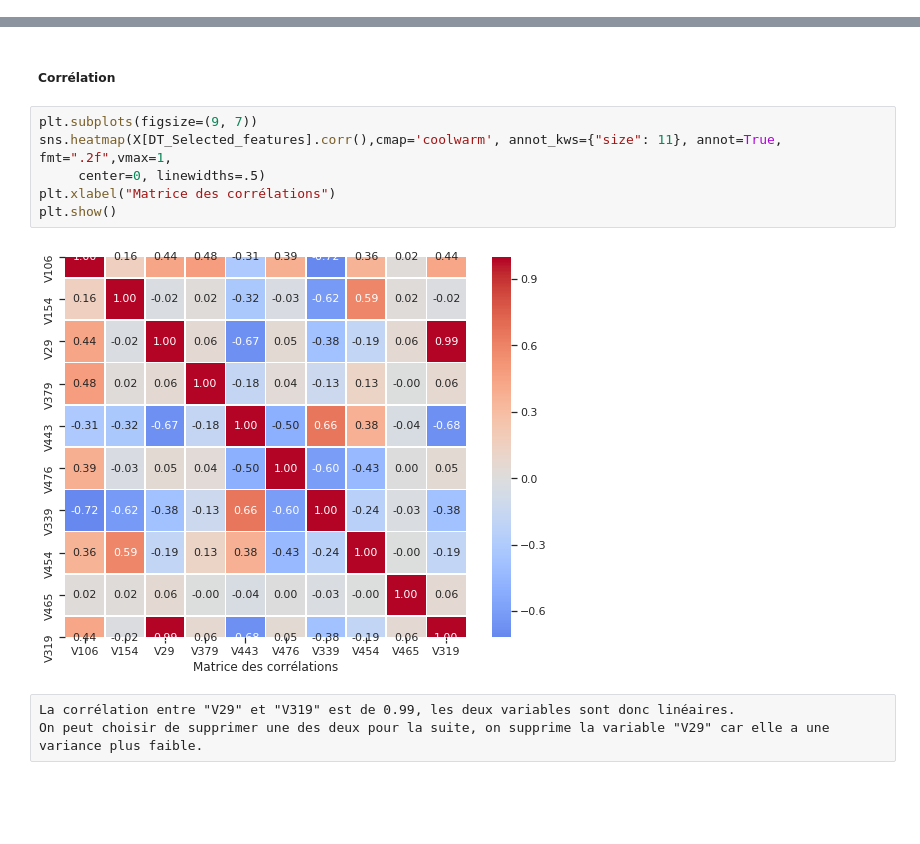
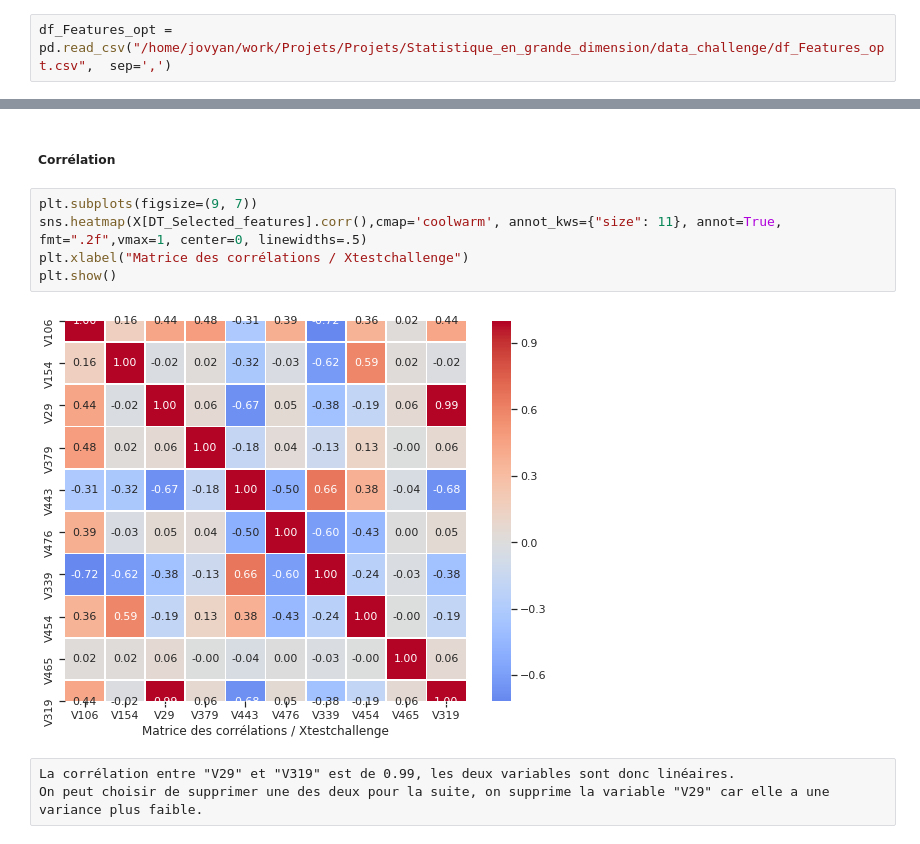
Before and after one commit to Malick-W/Projets, a Jupyter notebook: Statistique_en_grande_dimension/Notebook/WADE_Malick_Exercice_3_Challenge.ipynb, the cells around one changed output, grey strips where cells are left out. Drawn from its saved outputs; the diff is of its cells as text; blank space fills up the shorter version.

```diff
--- a/Statistique_en_grande_dimension/Notebook/WADE_Malick_Exercice_3_Challenge.ipynb
+++ b/Statistique_en_grande_dimension/Notebook/WADE_Malick_Exercice_3_Challenge.ipynb
@@ -434,3 +240,5 @@ df_Features_opt.to_csv(r'/home/jovyan/work/Projets/Projets/Statistique_en_grande
+# %%
+df_Features_opt = pd.read_csv("/home/jovyan/work/Projets/Projets/Statistique_en_grande_dimension/data_challenge/df_Features_opt.csv",  sep=',')
 # %%
 print(df_Features_opt)
 # %% [output]
@@ -463,12 +271,11 @@ On retrouve les résultats de la premiére partie c'est-à-dire des variables qu
 ##### Corrélation
 # %%
 plt.subplots(figsize=(9, 7))
-sns.heatmap(X[DT_Selected_features].corr(),cmap='coolwarm', annot_kws={"size": 11}, annot=True, fmt=".2f",vmax=1,
-     center=0, linewidths=.5)
-plt.xlabel("Matrice des corrélations")
+sns.heatmap(X[DT_Selected_features].corr(),cmap='coolwarm', annot_kws={"size": 11}, annot=True, fmt=".2f",vmax=1, center=0, linewidths=.5)
+plt.xlabel("Matrice des corrélations / Xtestchallenge")
 plt.show()
 # %% [output]
-[figure, old version]
+[figure, new version]
 # %% [raw]
 La corrélation entre "V29" et "V319" est de 0.99, les deux variables sont donc linéaires.
 On peut choisir de supprimer une des deux pour la suite, on supprime la variable "V29" car elle a une variance plus faible.
```
Also changed, not shown: parts of 95 cells of this notebook, 1 other file.
